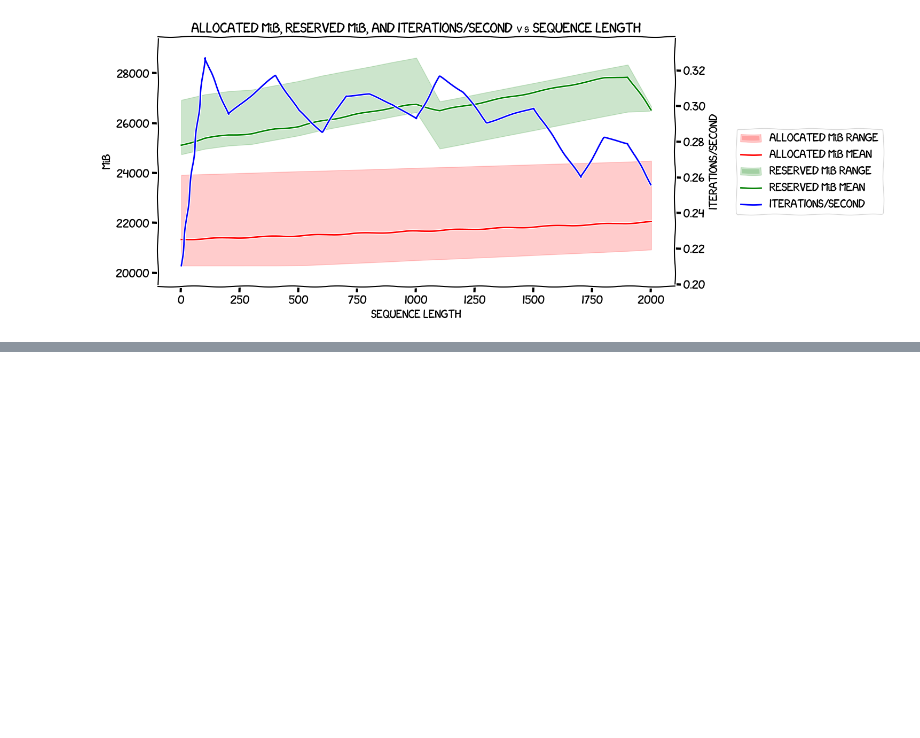
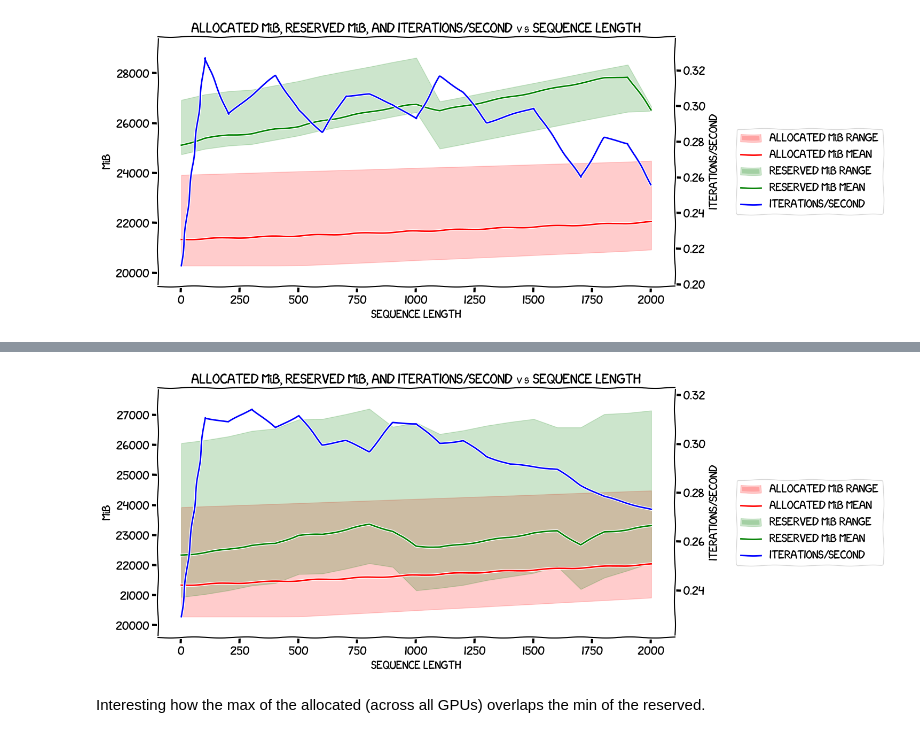
Before and after one commit to gpjt/fine-tune-2024-04, a Jupyter notebook: sequence-length-memory-modeling-8B/charts.ipynb, the cells around one changed output, grey strips where cells are left out. Cells and saved outputs as stored; diff of their text form; code cells hidden in the pictures; blank space fills up the shorter version.

```diff
--- a/sequence-length-memory-modeling-8B/charts.ipynb
+++ b/sequence-length-memory-modeling-8B/charts.ipynb
@@ -447,0 +478,7 @@ plt.show()
+# %%
+with_and_optimizer_offload_df = pd.read_csv(
+    'results-with-env-var-with-optimizer-offload.csv',
+    header=None,
+    names=['Sequence length'] + gpu_headers + ['Iterations/second']
+)
+with_df.head(24)
@@ -447,0 +508,5 @@ plt.show()
+# %%
+normalized_with_and_optimizer_offload_df = normalize_gpu_data(with_and_optimizer_offload_df)
+
+# Display the first few rows of the normalized DataFrame
+normalized_with_and_optimizer_offload_df.head(24)
@@ -447,0 +531,3 @@ plt.show()
+# %%
+normalized_with_and_optimizer_offload_df = add_gpu_summary_stats(normalized_with_and_optimizer_offload_df)
+normalized_with_and_optimizer_offload_df
@@ -447,0 +553,8 @@ plt.show()
+# %%
+fig = plot(normalized_with_and_optimizer_offload_df)
+plt.savefig("/tmp/sequence-length-vs-vram-and-speed-8b-with-env-var-with-optimizer-offload.png", bbox_inches='tight', pad_inches=0.1)
+plt.show()
+# %% [output]
+[figure, added]
+# %% [markdown]
+Interesting how the max of the allocated (across all GPUs) overlaps the min of the reserved.
```
Also changed, not shown: parts of 23 cells of this notebook.
